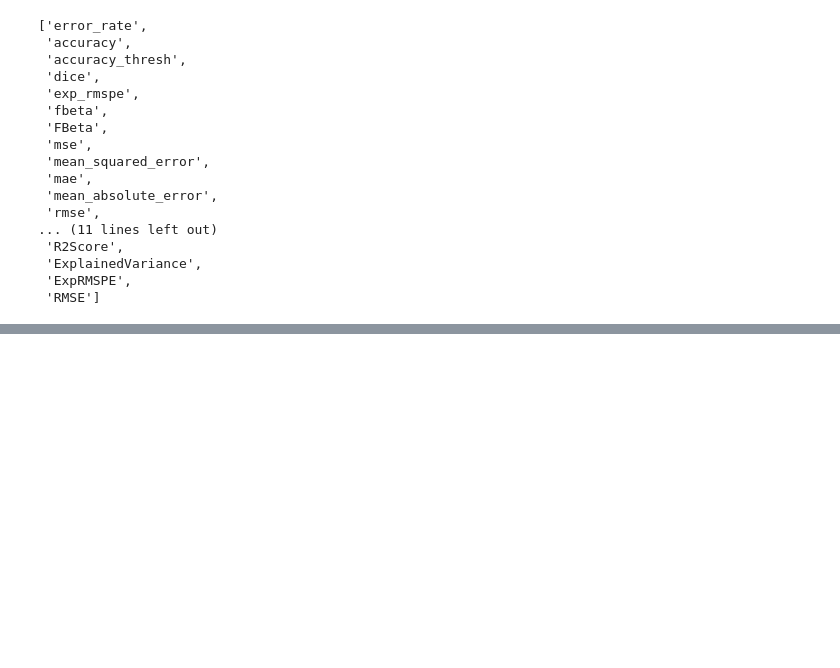
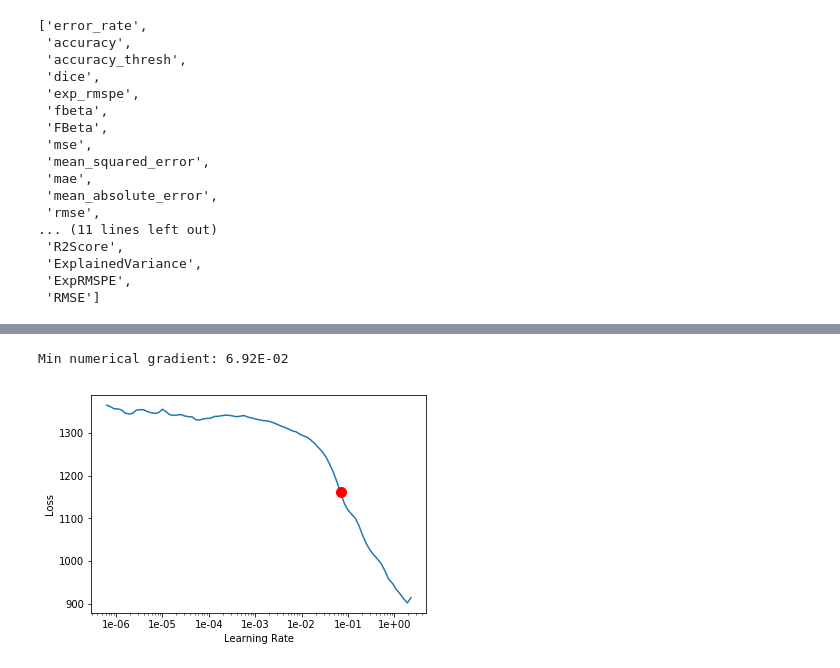
Before and after one commit to rsr2425/wine_review_analysis, a Jupyter notebook: Fastai Implementation.ipynb, the cells around one changed output, grey strips where cells are left out. Cells and saved outputs as stored; diff of their text form; code cells hidden in the pictures; blank space fills up the shorter version.

Commit message:
More fast.ai model tests

```diff
--- a/Fastai Implementation.ipynb
+++ b/Fastai Implementation.ipynb
@@ -128,3 +128,12 @@ fastai.metrics.__all__
  'ExplainedVariance',
  'ExpRMSPE',
  'RMSE']
+# %%
+dep_var = 'price'
+cat_names = ['country', 'points', 'designation', 'province', 'region_1', 'region_2', 'variety', 'taster_name', 'winery']
+
+
+
+data2 = TabularDataBunch.from_df(path, model_data, dep_var
+                                , valid_idx=valid_idx, procs=procs, cat_names=cat_names
+                                , bs = 1000)
@@ -130,0 +242,9 @@ fastai.metrics.__all__
+# %%
+small_data = model_data[model_data['price'] <= 100]
+small_valid = range(len(small_data)-int(len(small_data)*.2), len(small_data))
+
+high_price_removed_data = TabularDataBunch.from_df(path, small_data, dep_var
+                                , valid_idx=small_valid, procs=procs, cat_names=cat_names
+                                , bs = 1000)
+# %%
+small_learner = tabular_learner(high_price_removed_data, layers=[200,100], metrics=mean_squared_error)
@@ -130,0 +256,5 @@ fastai.metrics.__all__
+# %%
+small_learner.recorder.plot()
+# %% [output]
+Min numerical gradient: 6.92E-02
+[figure, added]
```
Also changed, not shown: parts of 39 cells of this notebook.
